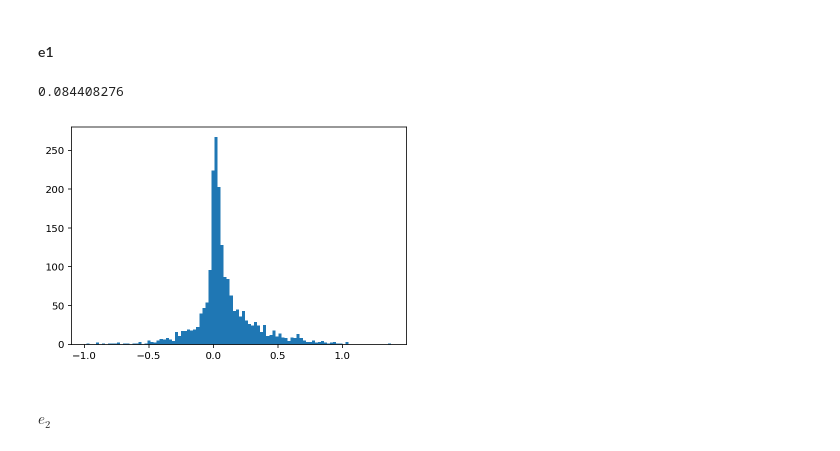
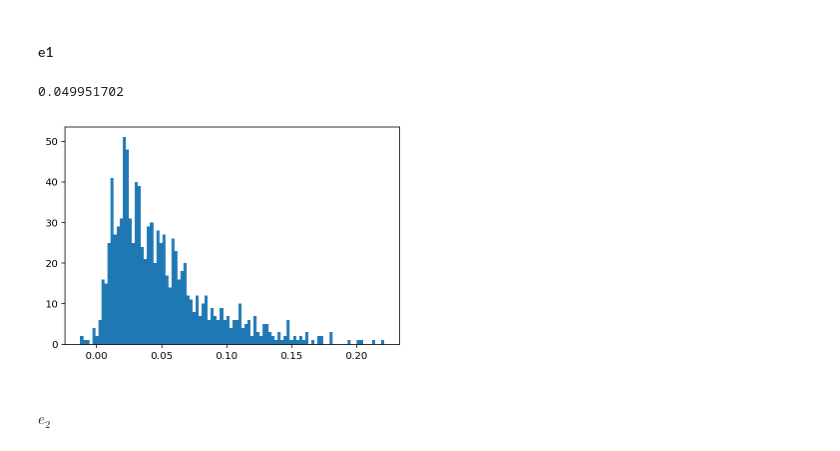
Before and after one commit to BastienArcelin/parameter_estimation, a Jupyter notebook: notebooks/parameter_estimation/img_psf_sheared.ipynb, the cells around one changed output. Saved outputs shown, nothing was run; the diff lists cells and outputs as text; code cells hidden in the pictures.

```diff
--- a/notebooks/parameter_estimation/img_psf_sheared.ipynb
+++ b/notebooks/parameter_estimation/img_psf_sheared.ipynb
@@ -201,7 +214,7 @@ e2_out_std_m001_with = K.get_value(output_v1.stddev())[:,1]
 # %% [markdown]
 #### e1
 # %%
-output_v1 = model_cyrille([tf.cast(image_sheared[0,:2000], tf.float32), tf.cast(psf_sheared[0,:2000], tf.float32)])
+output_v1 = model_cyrille([tf.cast(image_sheared[0,:1000], tf.float32), tf.cast(psf_sheared[0,:1000], tf.float32)])
 
 mean = K.get_value(output_v1.mean())
 std = K.get_value(output_v1.stddev())
@@ -212,7 +225,7 @@ e2_out_mean_p001_cyrille = mean[:,1]
 e1_out_std_p001_cyrille = std[:,0]
 e2_out_std_p001_cyrille = std[:,1]
 # %%
-output_v1 = model_cyrille([tf.cast(image_sheared[1,:2000], tf.float32), tf.cast(psf_sheared[1,:2000], tf.float32)])
+output_v1 = model_cyrille([tf.cast(image_sheared[1,:1000], tf.float32), tf.cast(psf_sheared[1,:1000], tf.float32)])
 
 mean = K.get_value(output_v1.mean())
 std = K.get_value(output_v1.stddev())
@@ -223,13 +236,13 @@ e2_out_mean_m001_cyrille = mean[:,1]
 e1_out_std_m001_cyrille = std[:,0]
 e2_out_std_m001_cyrille = std[:,1]
 # %%
-np.mean(e1_out_mean_m001_with-e1_out_mean_p001_with)
+np.mean(e1_out_mean_m001_cyrille-e1_out_mean_p001_cyrille)
 # %% [output]
-0.084408276
+0.049951702
 # %%
-_ = plt.hist(e1_out_mean_m001_with-e1_out_mean_p001_with, bins = 100)
+_ = plt.hist(e1_out_mean_m001_cyrille-e1_out_mean_p001_cyrille, bins = 100)
 # %% [output]
-[figure, old version]
+[figure, new version]
 # %% [markdown]
 #### $e_2$
 # %%
```
Also changed, not shown: parts of 16 cells of this notebook, 14 other files.
